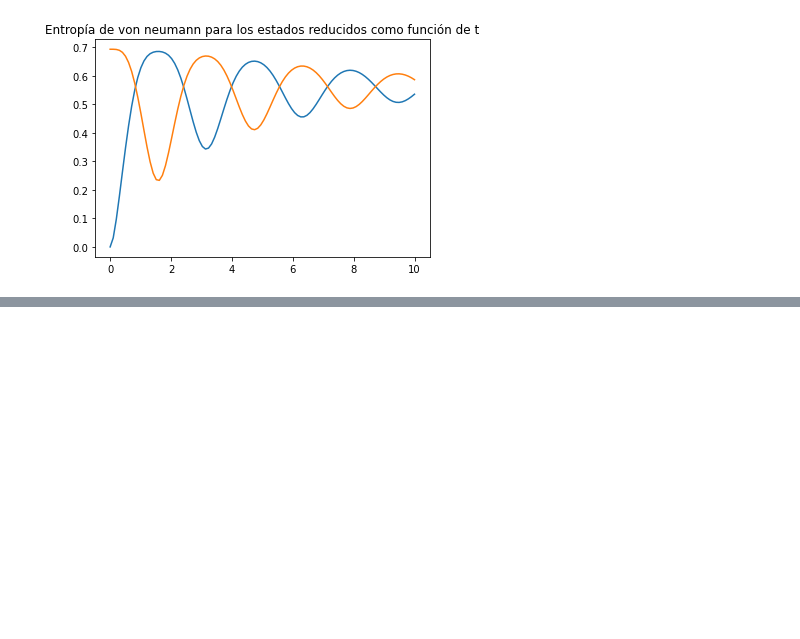
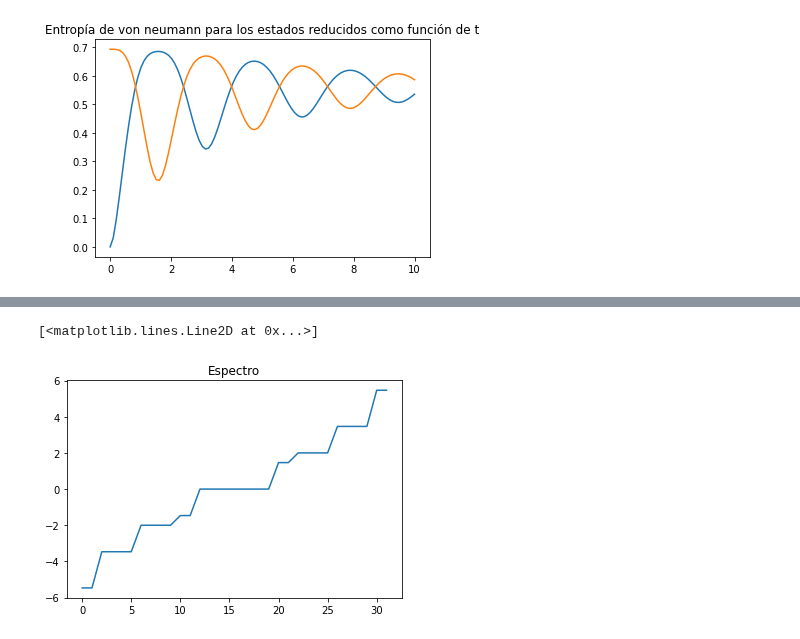
Before and after one commit to mmatera/qmnotebooks, a Jupyter notebook: Ejemplos mínimos del uso de qutip.ipynb, the cells around one changed output, grey strips where cells are left out. Cells and saved outputs as stored; diff of their text form; code cells hidden in the pictures; blank space fills up the shorter version.

```diff
--- a/Ejemplos mínimos del uso de qutip.ipynb
+++ b/Ejemplos mínimos del uso de qutip.ipynb
@@ -146,0 +154,25 @@ plt.plot(ts,[qutip.entropy_vn(rho.ptrace([1]))  for rho in res.states],label="se
+# %%
+n = 5
+idop = qutip.identity(2)
+pairintxx = qutip.tensor(qutip.sigmax(),qutip.sigmax())
+pairintyy = qutip.tensor(qutip.sigmay(),qutip.sigmay())
+
+Vxx = (sum([
+    qutip.tensor([idop for i in range(j) ]+[pairintxx]+ [idop for i in range(n-j-2)])
+                 for j in range(n-2)]) +
+qutip.tensor([qutip.sigmax()]+[idop for i in range(n-2)]+[qutip.sigmax()]))
+
+
+Vyy = (sum([
+    qutip.tensor([idop for i in range(j) ]+[pairintyy]+ [idop for i in range(n-j-2)])
+                 for j in range(n-2)]) +
+qutip.tensor([qutip.sigmay()]+[idop for i in range(n-2)]+[qutip.sigmay()]))
+
+
+H = Vxx+Vyy
+
+plt.title("Espectro")
+plt.plot(H.eigenenergies())
+# %% [output]
+[<matplotlib.lines.Line2D at 0x...>]
+[figure, added]
```
Also changed, not shown: parts of 3 cells of this notebook.
